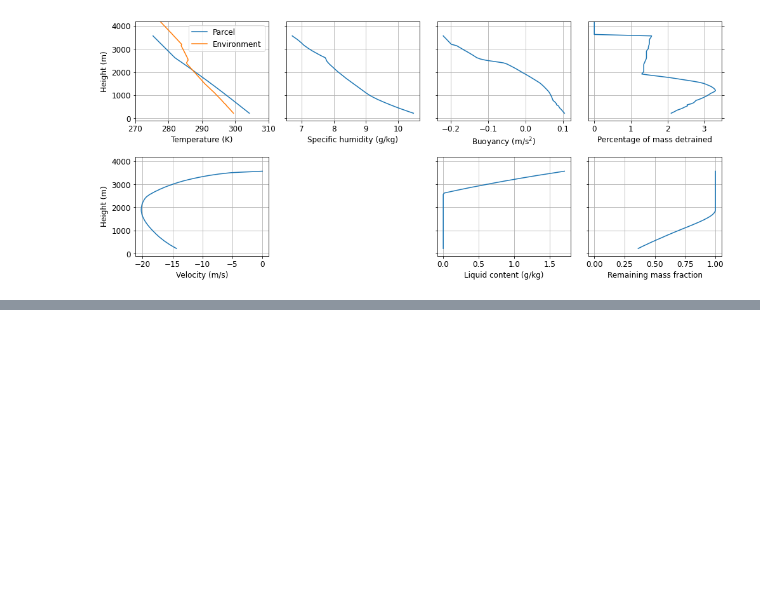
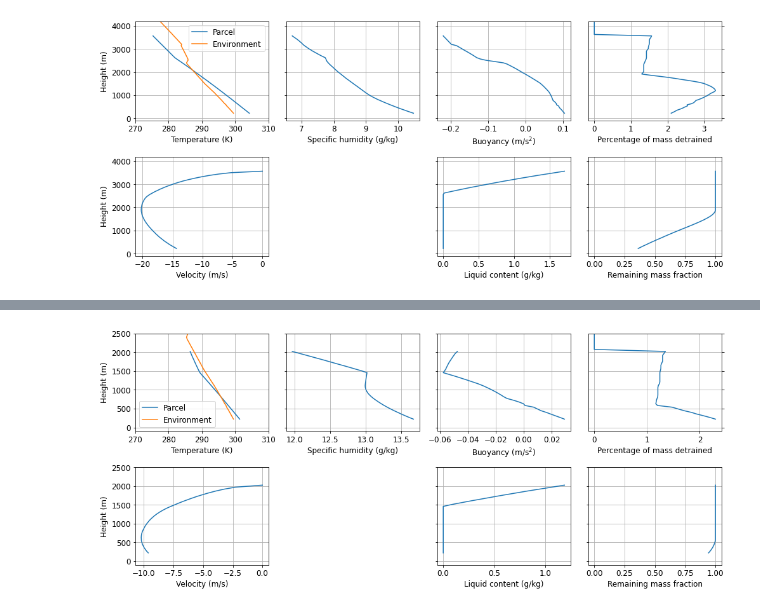
Before and after one commit to tschanzer/convection-scheme, a Jupyter notebook: notebooks/coupling.ipynb, the cells around one changed output, grey strips where cells are left out. Saved outputs shown, nothing was run; the diff lists cells and outputs as text; code cells hidden in the pictures; blank space fills up the shorter version.

```diff
--- a/notebooks/coupling.ipynb
+++ b/notebooks/coupling.ipynb
@@ -213,0 +260,15 @@ fig.tight_layout()
+# %%
+%%time
+max_precip_level = np.nanargmax(np.where(
+    height > 2.5*units.km, 0, updraft.precipitation*updraft.m_remaining
+))
+max_precip_height = height[max_precip_level]
+precip_start_level = (
+    height.size - 1
+    - np.searchsorted(height[::-1], max_precip_height + 1*units.km)
+)
+total_precip = np.nansum((
+    updraft.precipitation*updraft.m_remaining
+)[precip_start_level:max_precip_level+1])
+downdraft = generator.downdraft(
+    max_precip_level, total_precip, w_initial, rate, dnu_db, drag)
@@ -213,0 +278,40 @@ fig.tight_layout()
+# %%
+fig, axes = plt.subplots(2, 4, figsize=(14,6))
+
+axes[0,0].plot(downdraft.temperature, height, label='Parcel')
+axes[0,0].plot(temperature, height, label='Environment')
+axes[0,0].legend()
+axes[0,0].set(xlabel='Temperature (K)', ylabel='Height (m)')
+axes[0,0].set_xlim(270, 310)
+
+axes[0,1].plot(downdraft.specific_humidity*1e3, height)
+axes[0,1].set(xlabel='Specific humidity (g/kg)', ylabel='')
+
+axes[0,2].plot(downdraft.buoyancy, height)
+axes[0,2].set(xlabel='Buoyancy (m/s$^2$)', ylabel='')
+
+axes[0,3].plot(downdraft.m_detrained*1e2, height)
+axes[0,3].set(xlabel='Percentage of mass detrained', ylabel='')
+axes[0,3].yaxis.tick_right()
+
+axes[1,0].plot(downdraft.velocity, height)
+axes[1,0].set(xlabel='Velocity (m/s)', ylabel='Height (m)')
+
+axes[1,2].plot(downdraft.liquid_content*1e3, height)
+axes[1,2].set(xlabel='Liquid content (g/kg)', ylabel='')
+
+axes[1,3].plot(downdraft.m_remaining, height)
+axes[1,3].set(xlabel='Remaining mass fraction', ylabel='')
+axes[1,3].set_xlim(-0.05, 1.05)
+
+for ax in axes.ravel():
+    ax.grid()
+    ax.set_ylim(-100, 2500)
+
+for ax in axes[:,1:].ravel():
+    ax.set_yticklabels([])
+
+axes[1,1].remove()
+fig.tight_layout()
+# %% [output]
+[figure, added]
```
Also changed, not shown: parts of 9 cells of this notebook, 1 other file.
